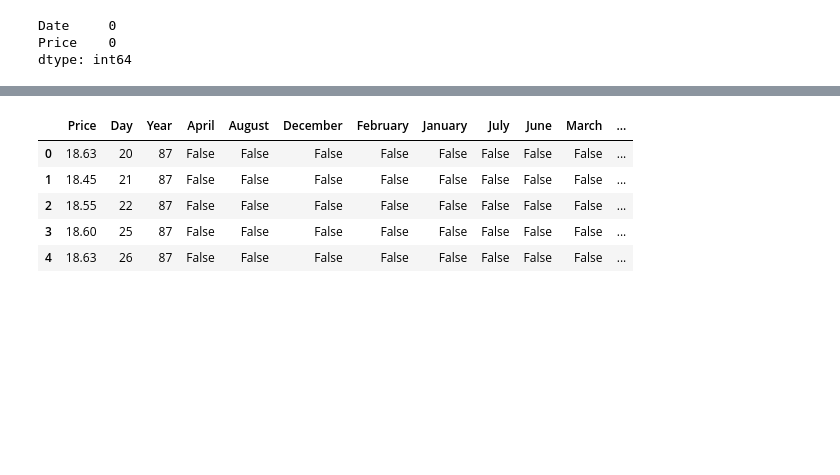
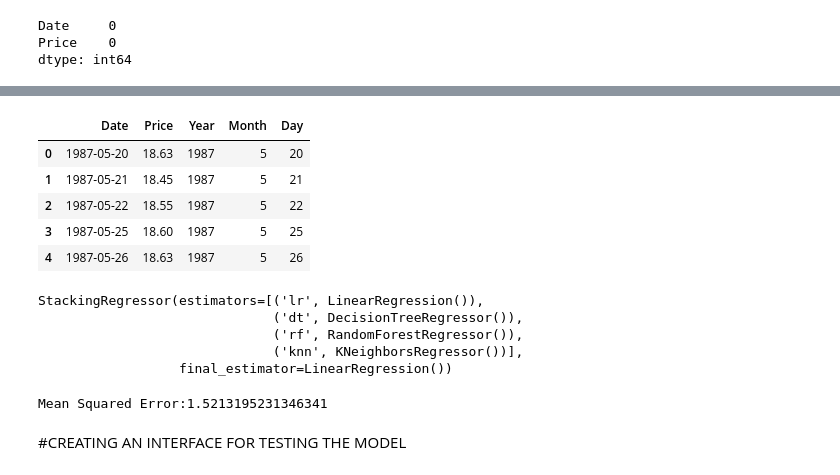
Before and after one commit to leoisqualified/data-analysis-and-ml, a Jupyter notebook: Brent_Oil_Prices.ipynb, the cells around one changed output, grey strips where cells are left out. Cells and saved outputs as stored; diff of their text form; code cells hidden in the pictures; blank space fills up the shorter version.

```diff
--- a/Brent_Oil_Prices.ipynb
+++ b/Brent_Oil_Prices.ipynb
@@ -60,3 +46,0 @@ Index(['Date', 'Price', 'Day', 'Year', 'Month_Apr', 'Month_Aug', 'Month_Dec',
-# %%
-df.drop(columns='Date', inplace=True)
-df.head()
@@ -86,11 +47,50 @@ month_dict = {
-# %%
-#renaming month columns
-df = df.rename(columns=month_dict)
-df.head()
-# %% [output]
-|  | Price | Day | Year | April | August | December | February | January | July | June | March | ... |
-| 0 | 18.63 | 20 | 87 | False | False | False | False | False | False | False | False | ... |
-| 1 | 18.45 | 21 | 87 | False | False | False | False | False | False | False | False | ... |
-| 2 | 18.55 | 22 | 87 | False | False | False | False | False | False | False | False | ... |
-| 3 | 18.60 | 25 | 87 | False | False | False | False | False | False | False | False | ... |
-| 4 | 18.63 | 26 | 87 | False | False | False | False | False | False | False | False | ... |
+# %%
+# Extract year, month, and day from the 'Date' column
+df['Year'] = df['Date'].dt.year
+df['Month'] = df['Date'].dt.month
+df['Day'] = df['Date'].dt.day
+
+df.head()
+# %% [output]
+|  | Date | Price | Year | Month | Day |
+| 0 | 1987-05-20 | 18.63 | 1987 | 5 | 20 |
+| 1 | 1987-05-21 | 18.45 | 1987 | 5 | 21 |
+| 2 | 1987-05-22 | 18.55 | 1987 | 5 | 22 |
+| 3 | 1987-05-25 | 18.60 | 1987 | 5 | 25 |
+| 4 | 1987-05-26 | 18.63 | 1987 | 5 | 26 |
+# %%
+#spliting using train test split
+X = df.drop(columns=['Price','Date'])
+y = df['Price']
+X_train, X_test, y_train, y_test = train_test_split(X,y, test_size=0.2, random_state=42)
+
+#defining the base models for stacking
+base_models = [
+    ('lr', LinearRegression()),
+    ('dt', DecisionTreeRegressor()),
+    ('rf', RandomForestRegressor()),
+    ('knn', KNeighborsRegressor())
+]
+
+#defining the meta model
+meta_model = LinearRegression()
+
+#instantiating the stacking model
+stacking = StackingRegressor(estimators=base_models, final_estimator=meta_model)
+
+#fitting the model on the train set
+stacking.fit(X_train, y_train)
+# %% [output]
+StackingRegressor(estimators=[('lr', LinearRegression()),
+                              ('dt', DecisionTreeRegressor()),
+                              ('rf', RandomForestRegressor()),
+                              ('knn', KNeighborsRegressor())],
+                  final_estimator=LinearRegression())
+# %%
+y_pred = stacking.predict(X_test)
+mae = mean_squared_error(y_test, y_pred)
+print(f'Mean Squared Error:{mae}')
+# %% [output]
+Mean Squared Error:1.5213195231346341
+# %% [markdown]
+#CREATING AN INTERFACE FOR TESTING THE MODEL
```
Also changed, not shown: parts of 6 cells of this notebook.
